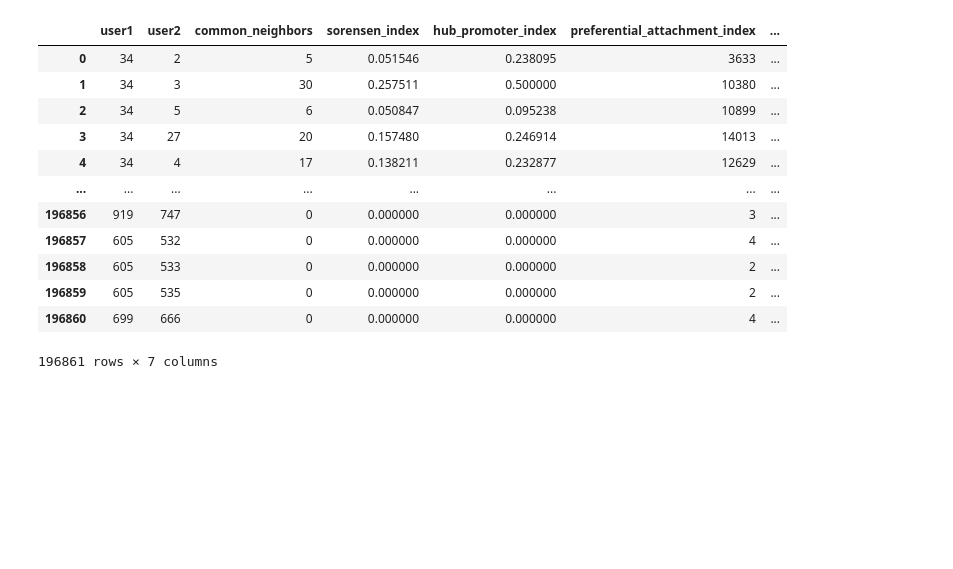
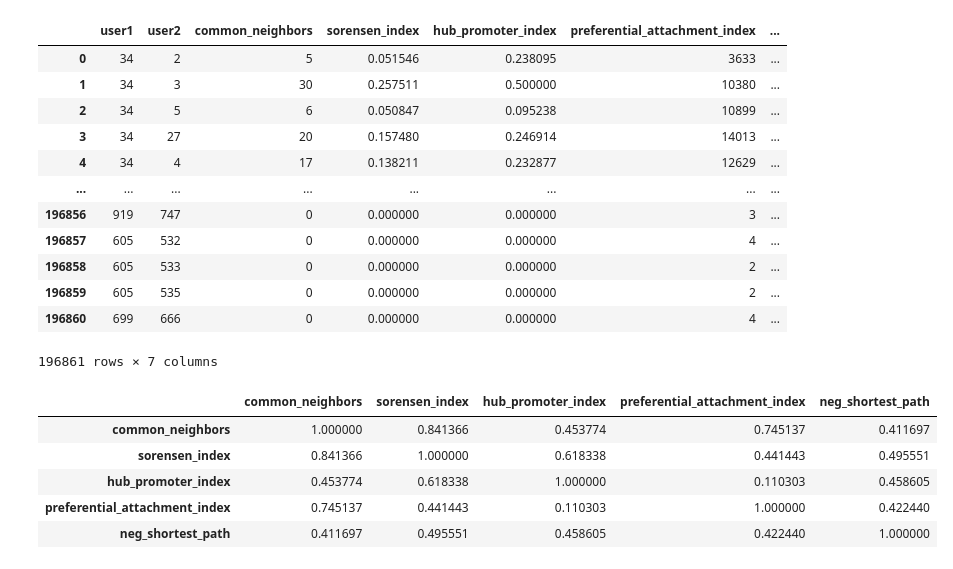
Before and after one commit to caiotda/link-prediction-for-recommender-systems, a Jupyter notebook: projeto_final.ipynb, the cells around one changed output. Drawn from its saved outputs; the diff is of its cells as text; code cells hidden in the pictures; blank space fills up the shorter version.

```diff
--- a/projeto_final.ipynb
+++ b/projeto_final.ipynb
@@ -405,0 +403,9 @@ def get_users_that_rated_item(item, ratings):
+# %%
+similarities_df[["common_neighbors", "sorensen_index","hub_promoter_index", "preferential_attachment_index", "neg_shortest_path"]].corr()
+# %% [output]
+|  | common_neighbors | sorensen_index | hub_promoter_index | preferential_attachment_index | neg_shortest_path |
+| common_neighbors | 1.000000 | 0.841366 | 0.453774 | 0.745137 | 0.411697 |
+| sorensen_index | 0.841366 | 1.000000 | 0.618338 | 0.441443 | 0.495551 |
+| hub_promoter_index | 0.453774 | 0.618338 | 1.000000 | 0.110303 | 0.458605 |
+| preferential_attachment_index | 0.745137 | 0.441443 | 0.110303 | 1.000000 | 0.422440 |
+| neg_shortest_path | 0.411697 | 0.495551 | 0.458605 | 0.422440 | 1.000000 |
```
Also changed, not shown: parts of 19 cells of this notebook.
